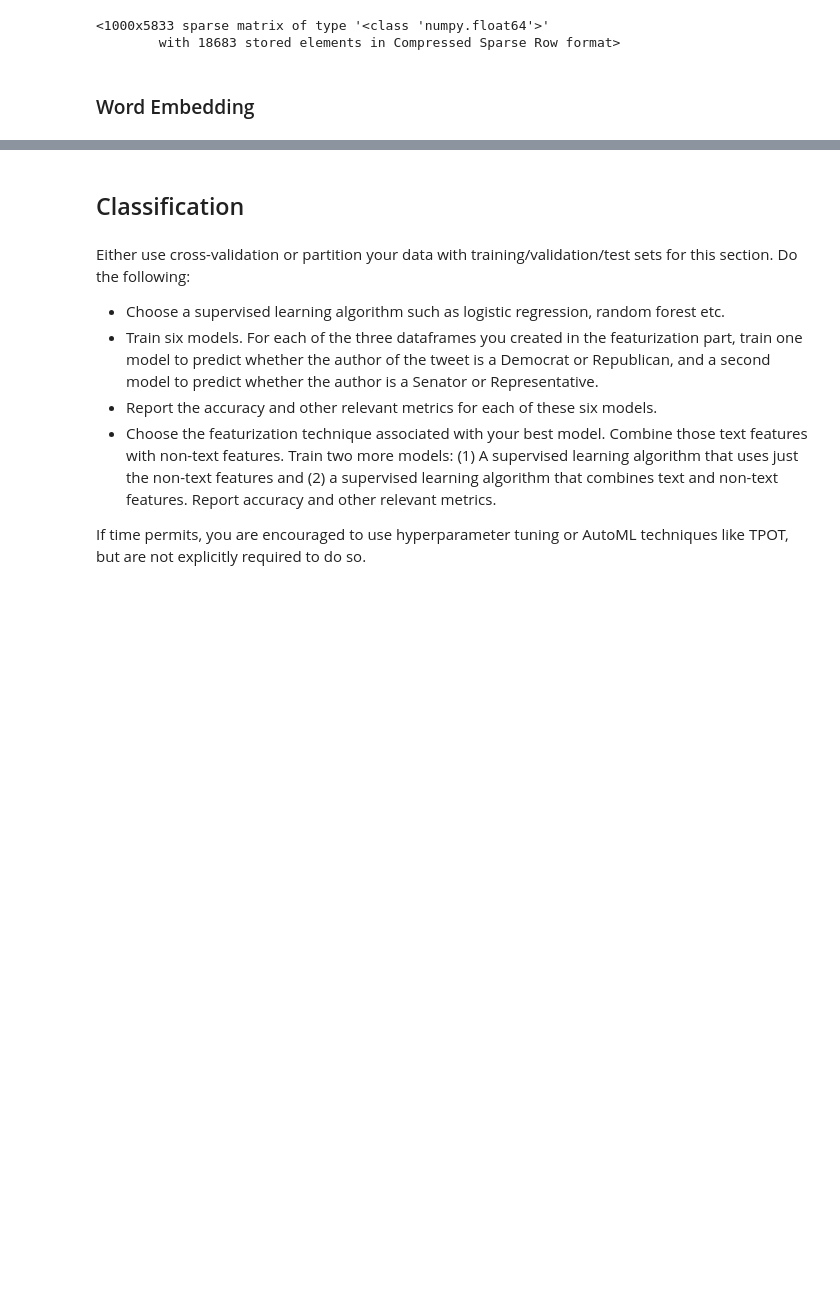
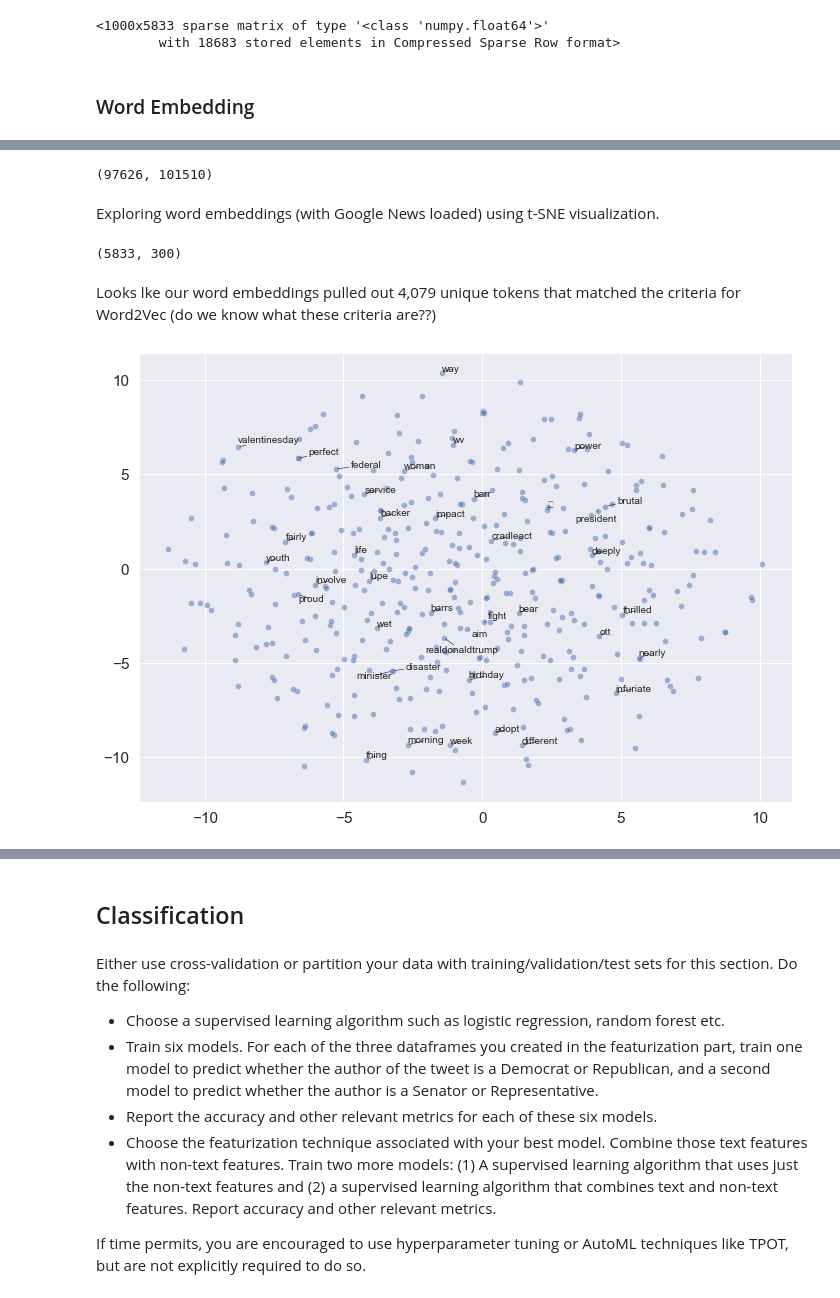
Before and after one commit to paulbsalamanca/CSS-Project-5-Team-6-Spring-2021, a Jupyter notebook: Project 5 Student.ipynb, the cells around one changed output, grey strips where cells are left out. Drawn from its saved outputs; the diff is of its cells as text; code cells hidden in the pictures; blank space fills up the shorter version.

Commit message:
embeddings and doc2vec

```diff
--- a/Project 5 Student.ipynb
+++ b/Project 5 Student.ipynb
@@ -503,0 +511,60 @@ model = gensim.models.KeyedVectors.load_word2vec_format('data/GoogleNews-vectors
+# %%
+# the intersect code that loads the Google News embeddings
+
+# set lockf = 1 to allow updating
+
+word2vec_model.intersect_word2vec_format('data/GoogleNews-vectors-negative300.bin.gz', lockf=1.0, binary=True)
+
+# Finish training model
+word2vec_model.train(congress_tweets['tokens'], total_examples=3, epochs = 5)
+# %% [output]
+(97626, 101510)
+# %% [markdown]
+Exploring word embeddings (with Google News loaded) using t-SNE visualization.
+# %%
+# Filter the list of vectors to include only those that Word2Vec has a vector for
+#words = list(model.wv.vocab)
+vector_list = [word2vec_model.wv.__getitem__(word) for word in word2vec_model.wv.vocab]
+
+# Create a list of the words corresponding to these vectors
+words_filtered = [word for word in word2vec_model.wv.vocab]
+
+# Zip the words together with their vector representations
+word_vec_zip = zip(words_filtered, vector_list)
+
+# Cast to a dict so we can turn it into a dataframe
+word_vec_dict = dict(word_vec_zip)
+word_vec_df = pd.DataFrame.from_dict(word_vec_dict, orient='index')
+word_vec_df.shape
+# %% [output]
+(5833, 300)
+# %% [markdown]
+Looks lke our word embeddings pulled out 4,079 unique tokens that matched the criteria for Word2Vec (do we know what these criteria are??)
+# %%
+from sklearn.manifold import TSNE
+
+# Initialize t-SNE
+tsne = TSNE(n_components = 2, init = 'pca', perplexity = 30)
+
+# Use 400 rows to speed up training time
+tsne_df = tsne.fit_transform(word_vec_df[:400])
+
+fig, ax = plt.subplots(figsize = (11.7, 8.27))
+sns.scatterplot(x = tsne_df[:, 0], y = tsne_df[:, 1], alpha = 0.5)
+
+# Use adjustText to jitter the labels
+from adjustText import adjust_text
+texts = []
+words_to_plot = list(np.arange(0, 400, 10))
+
+# Append words to list
+for word in words_to_plot:
+    texts.append(plt.text(tsne_df[word, 0], tsne_df[word, 1], word_vec_df.index[word], fontsize = 10))
+
+adjust_text(texts, force_points = 0.4, force_text = 0.2,
+            expand_points = (2,1), expand_text = (1,2),
+            arrowprops = dict(arrowstyle = "-", color = 'black', lw = 0.5))
+
+plt.show()
+# %% [output]
+[figure, added]
```
Also changed, not shown: parts of 41 cells of this notebook.
